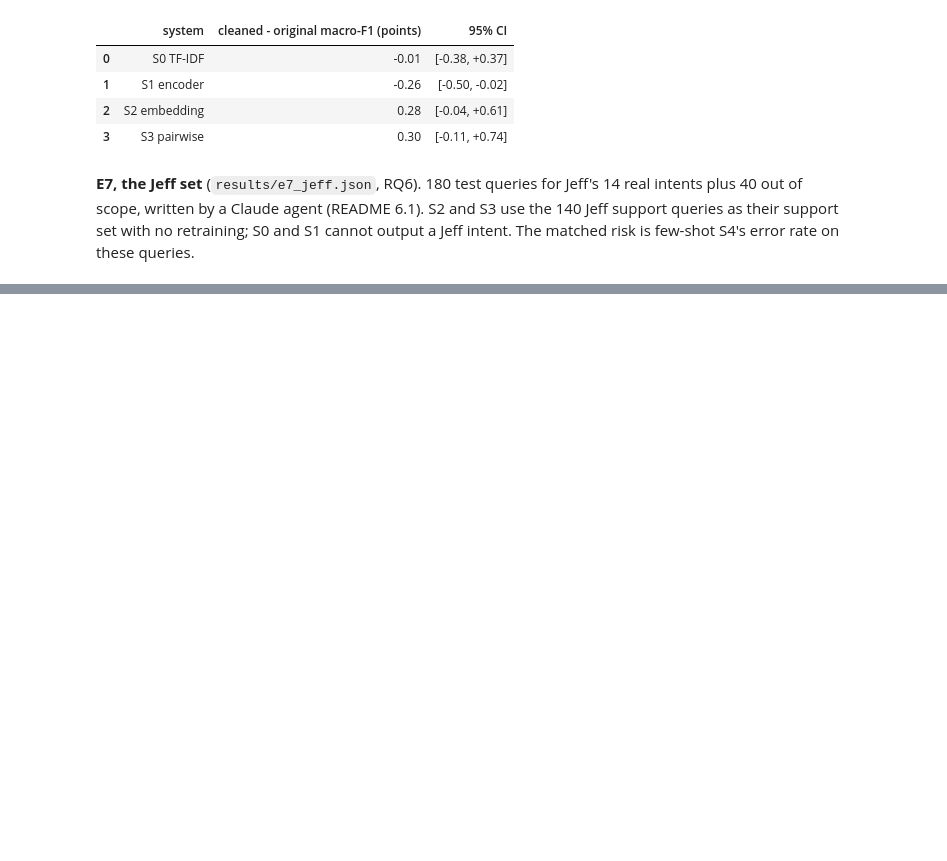
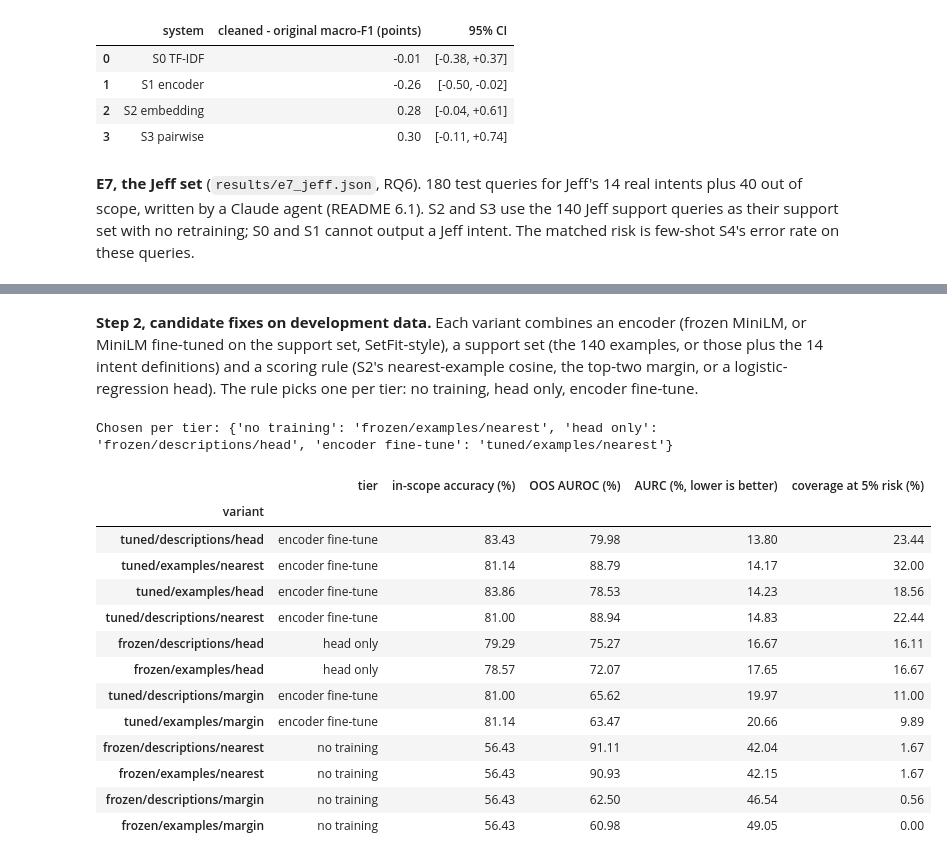
Before and after one commit to Krishil-Parmar/NLP_INDIVIDUAL, a Jupyter notebook: notebooks/00_submission.ipynb, the cells around one changed output, grey strips where cells are left out. Drawn from its saved outputs; the diff is of its cells as text; code cells hidden in the pictures; blank space fills up the shorter version.

```diff
--- a/notebooks/00_submission.ipynb
+++ b/notebooks/00_submission.ipynb
@@ -786,0 +799,14 @@ Jeff test: 180 queries (40 out of scope); matched risk: 0.56%
+# %%
+with open(data.RESULTS_DIR / "e7_diagnosis.json") as f:
+    diag = json.load(f)
+display(pd.DataFrame({name: {"in-scope accuracy (%)": round(100 * v["in_scope_accuracy"], 1),
+                             "AUROC right vs wrong, S2 confidence (%)": round(100 * v["auroc_nearest"], 1),
+                             "median confidence, right": round(v["median_nearest_right"], 3),
+                             "median confidence, wrong": round(v["median_nearest_wrong"], 3)}
+                      for name, v in diag["confidence_quality"].items()}).T)
+print(f"Jeff: the true intent is S2's first choice for {100 * diag['jeff']['top_k_accuracy']['1']:.1f}% of queries "
+      f"and in its top three for {100 * diag['jeff']['top_k_accuracy']['3']:.1f}%.")
+pd.DataFrame([{"examples per intent": r["per_intent"], "in-scope accuracy (%)": round(100 * r["in_scope_accuracy"], 1),
+               "coverage at 5% risk (%)": round(100 * r["coverage_at_0.05"], 1)} for r in diag["support_size_check"]]
+             + [{"examples per intent": "Jeff (10)", "in-scope accuracy (%)": round(100 * diag["confidence_quality"]["Jeff test (E7)"]["in_scope_accuracy"], 1),
+                 "coverage at 5% risk (%)": round(100 * diag["jeff_s2_e7"]["coverage_at_0.05"], 1)}]).set_index("examples per intent")
@@ -786,0 +825,26 @@ Jeff test: 180 queries (40 out of scope); matched risk: 0.56%
+# %% [markdown]
+**Step 2, candidate fixes on development data.** Each variant combines an encoder (frozen MiniLM, or MiniLM fine-tuned on the support set, SetFit-style), a support set (the 140 examples, or those plus the 14 intent definitions) and a scoring rule (S2's nearest-example cosine, the top-two margin, or a logistic-regression head). The rule picks one per tier: no training, head only, encoder fine-tune.
+# %%
+with open(data.RESULTS_DIR / "e8_dev.json") as f:
+    e8_dev = json.load(f)
+print("Chosen per tier:", e8_dev["chosen"])
+pd.DataFrame([{"variant": r["variant"], "tier": r["tier"], "in-scope accuracy (%)": round(100 * r["in_scope_accuracy"], 2),
+               "OOS AUROC (%)": round(100 * r["oos_auroc"], 2), "AURC (%, lower is better)": round(100 * r["aurc"], 2),
+               "coverage at 5% risk (%)": round(100 * r["coverage_at_0.05"], 2)}
+              for r in e8_dev["jeff"]["summary"]]).set_index("variant").sort_values("AURC (%, lower is better)")
+# %% [output]
+Chosen per tier: {'no training': 'frozen/examples/nearest', 'head only': 'frozen/descriptions/head', 'encoder fine-tune': 'tuned/examples/nearest'}
+|  | tier | in-scope accuracy (%) | OOS AUROC (%) | AURC (%, lower is better) | coverage at 5% risk (%) |
+| variant |  |  |  |  |  |
+| tuned/descriptions/head | encoder fine-tune | 83.43 | 79.98 | 13.80 | 23.44 |
+| tuned/examples/nearest | encoder fine-tune | 81.14 | 88.79 | 14.17 | 32.00 |
+| tuned/examples/head | encoder fine-tune | 83.86 | 78.53 | 14.23 | 18.56 |
+| tuned/descriptions/nearest | encoder fine-tune | 81.00 | 88.94 | 14.83 | 22.44 |
+| frozen/descriptions/head | head only | 79.29 | 75.27 | 16.67 | 16.11 |
+| frozen/examples/head | head only | 78.57 | 72.07 | 17.65 | 16.67 |
+| tuned/descriptions/margin | encoder fine-tune | 81.00 | 65.62 | 19.97 | 11.00 |
+| tuned/examples/margin | encoder fine-tune | 81.14 | 63.47 | 20.66 | 9.89 |
+| frozen/descriptions/nearest | no training | 56.43 | 91.11 | 42.04 | 1.67 |
+| frozen/examples/nearest | no training | 56.43 | 90.93 | 42.15 | 1.67 |
+| frozen/descriptions/margin | no training | 56.43 | 62.50 | 46.54 | 0.56 |
+| frozen/examples/margin | no training | 56.43 | 60.98 | 49.05 | 0.00 |
```
Also changed, not shown: parts of 14 cells of this notebook, 11 other files.
